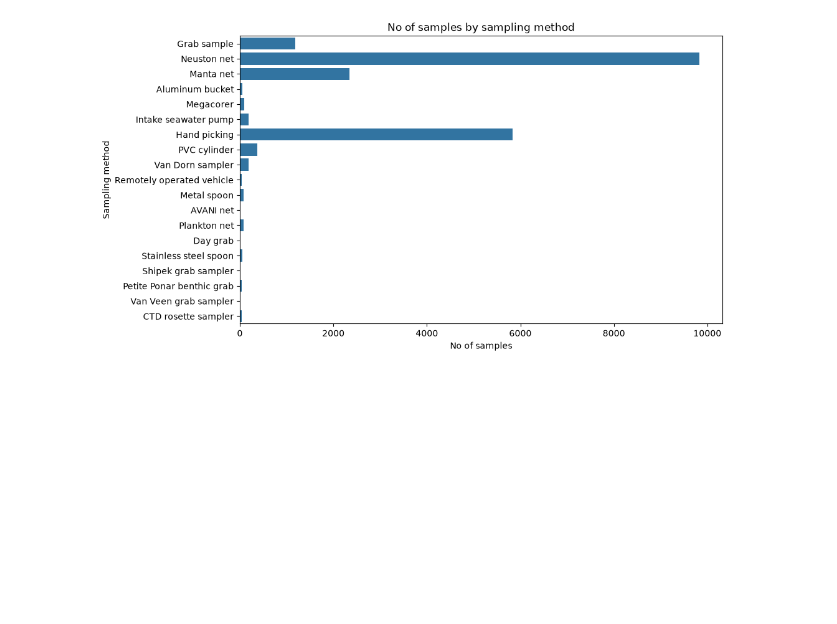
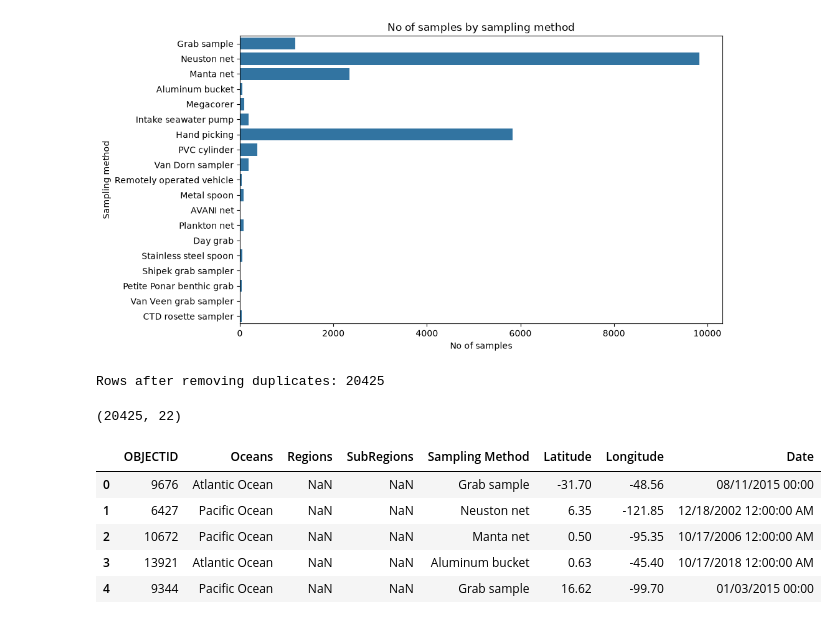
Before and after one commit to EmaSkryp/microplastic-project, a Jupyter notebook: notebooks/1_No.ipynb, the cells around one changed output. Cells and saved outputs as stored; diff of their text form; code cells hidden in the pictures; blank space fills up the shorter version.

```diff
--- a/notebooks/1_No.ipynb
+++ b/notebooks/1_No.ipynb
@@ -87,3 +87,25 @@ plt.show()
 # %% [output]
 [figure]
 [figure]
+# %%
+#Cleaning
+
+df_clean = df.copy().drop_duplicates()
+print("Rows after removing duplicates:", len(df_clean))
+df.shape
+#there are no duplicates
+# %% [output]
+Rows after removing duplicates: 20425
+(20425, 22)
+# %%
+#Removing the columns we don't want
+df_clean = df_clean.drop(columns=["Measurement", "Unit", "Density Range", "Density Class", "Long Reference", "DOI", "Short Reference", "Organization", "Keywords", "Accession Number", "Accession Link", "GlobalID", "x", "y"])
+# %%
+df_clean.head()
+# %% [output]
+|  | OBJECTID | Oceans | Regions | SubRegions | Sampling Method | Latitude | Longitude | Date |
+| 0 | 9676 | Atlantic Ocean | NaN | NaN | Grab sample | -31.70 | -48.56 | 08/11/2015 00:00 |
+| 1 | 6427 | Pacific Ocean | NaN | NaN | Neuston net | 6.35 | -121.85 | 12/18/2002 12:00:00 AM |
+| 2 | 10672 | Pacific Ocean | NaN | NaN | Manta net | 0.50 | -95.35 | 10/17/2006 12:00:00 AM |
+| 3 | 13921 | Atlantic Ocean | NaN | NaN | Aluminum bucket | 0.63 | -45.40 | 10/17/2018 12:00:00 AM |
+| 4 | 9344 | Pacific Ocean | NaN | NaN | Grab sample | 16.62 | -99.70 | 01/03/2015 00:00 |
```
Also changed, not shown: parts of 1 cell of this notebook.
